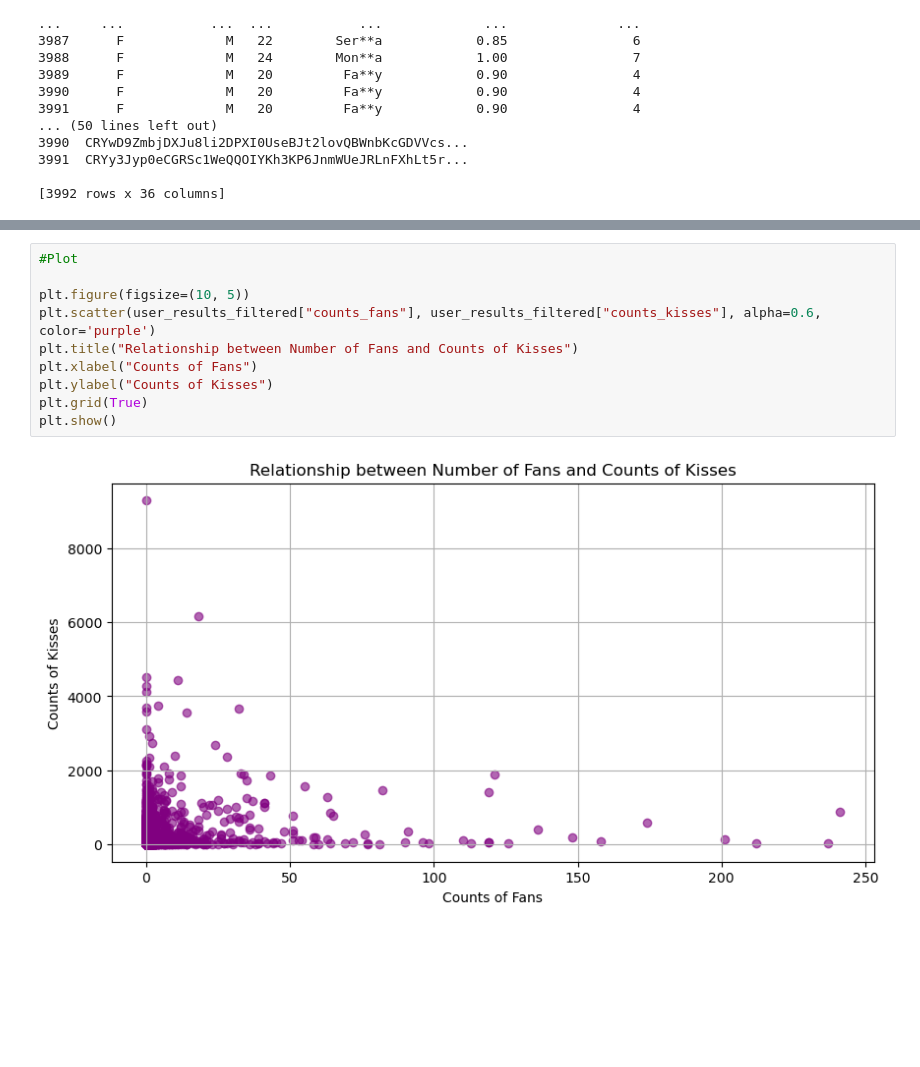
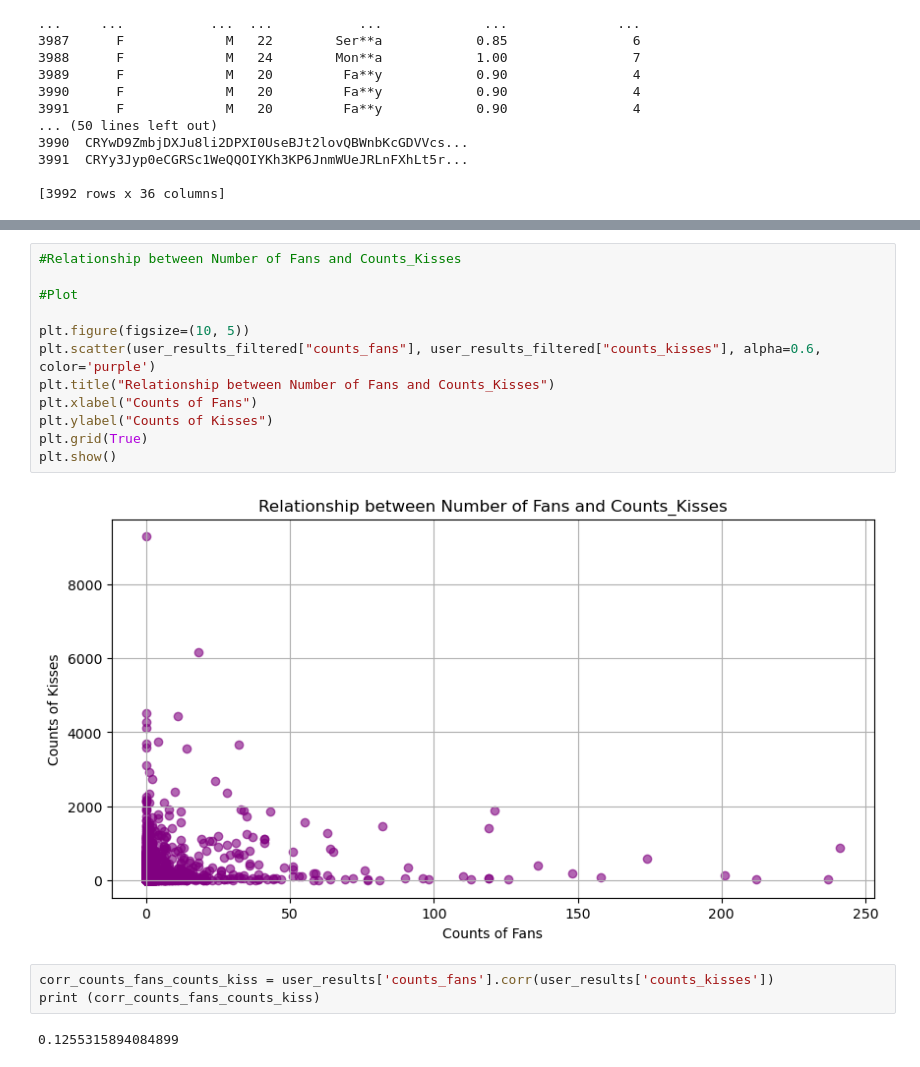
Before and after one commit to kai2233/cohort-a-socio, a Jupyter notebook: notebooks/sara.ipynb, the cells around one changed output, grey strips where cells are left out. Drawn from its saved outputs; the diff is of its cells as text; blank space fills up the shorter version.

```diff
--- a/notebooks/sara.ipynb
+++ b/notebooks/sara.ipynb
@@ -114,13 +119,20 @@ plt.show()
 # %%
+#Relationship between Number of Fans and Counts_Kisses
+
 #Plot
 
 plt.figure(figsize=(10, 5))
 plt.scatter(user_results_filtered["counts_fans"], user_results_filtered["counts_kisses"], alpha=0.6, color='purple')
-plt.title("Relationship between Number of Fans and Counts of Kisses")
+plt.title("Relationship between Number of Fans and Counts_Kisses")
 plt.xlabel("Counts of Fans")
 plt.ylabel("Counts of Kisses")
 plt.grid(True)
 plt.show()
 # %% [output]
-[figure, old version]
+[figure, new version]
+# %%
+corr_counts_fans_counts_kiss = user_results['counts_fans'].corr(user_results['counts_kisses'])
+print (corr_counts_fans_counts_kiss)
+# %% [output]
+0.1255315894084899
 # %%
```
Also changed, not shown: parts of 4 cells of this notebook.
